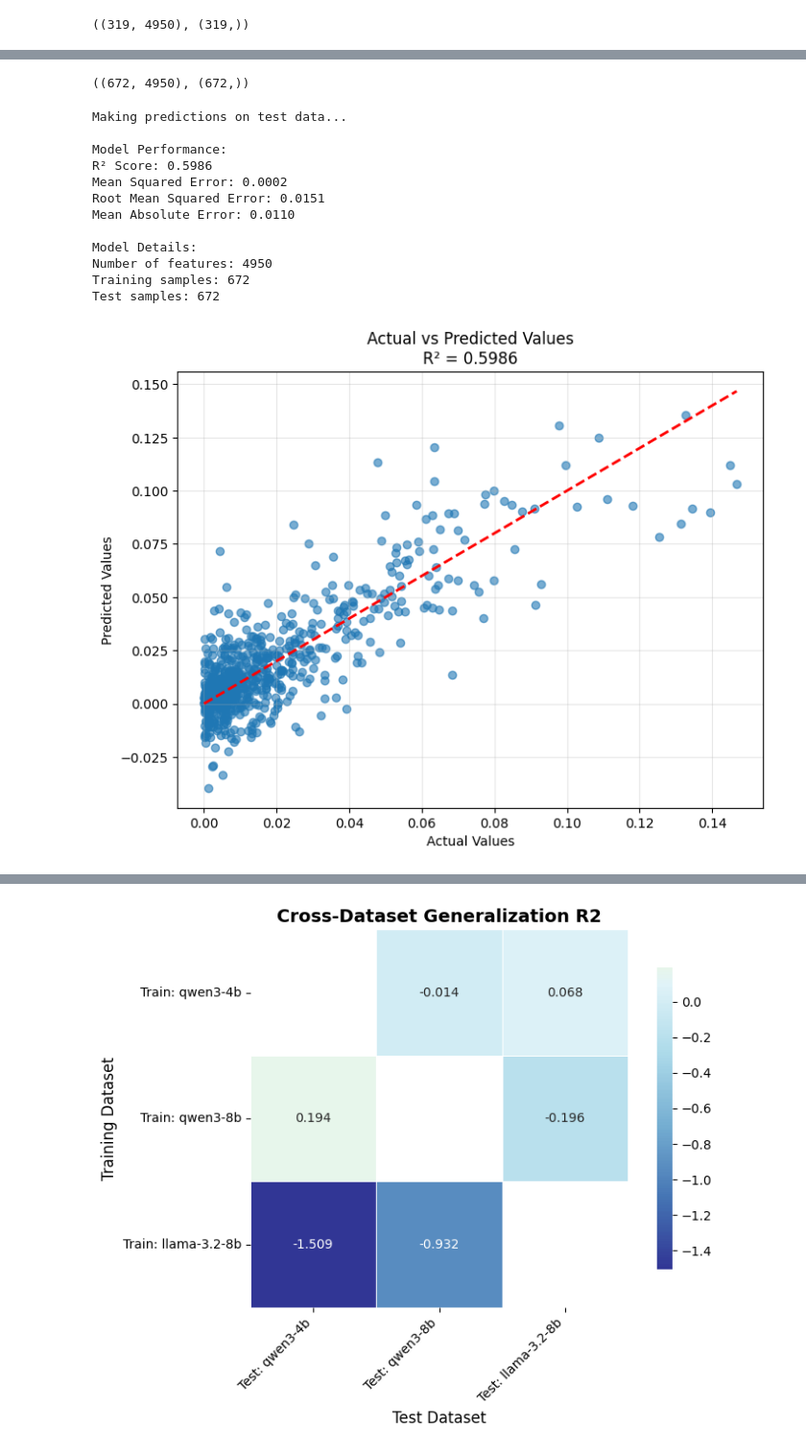
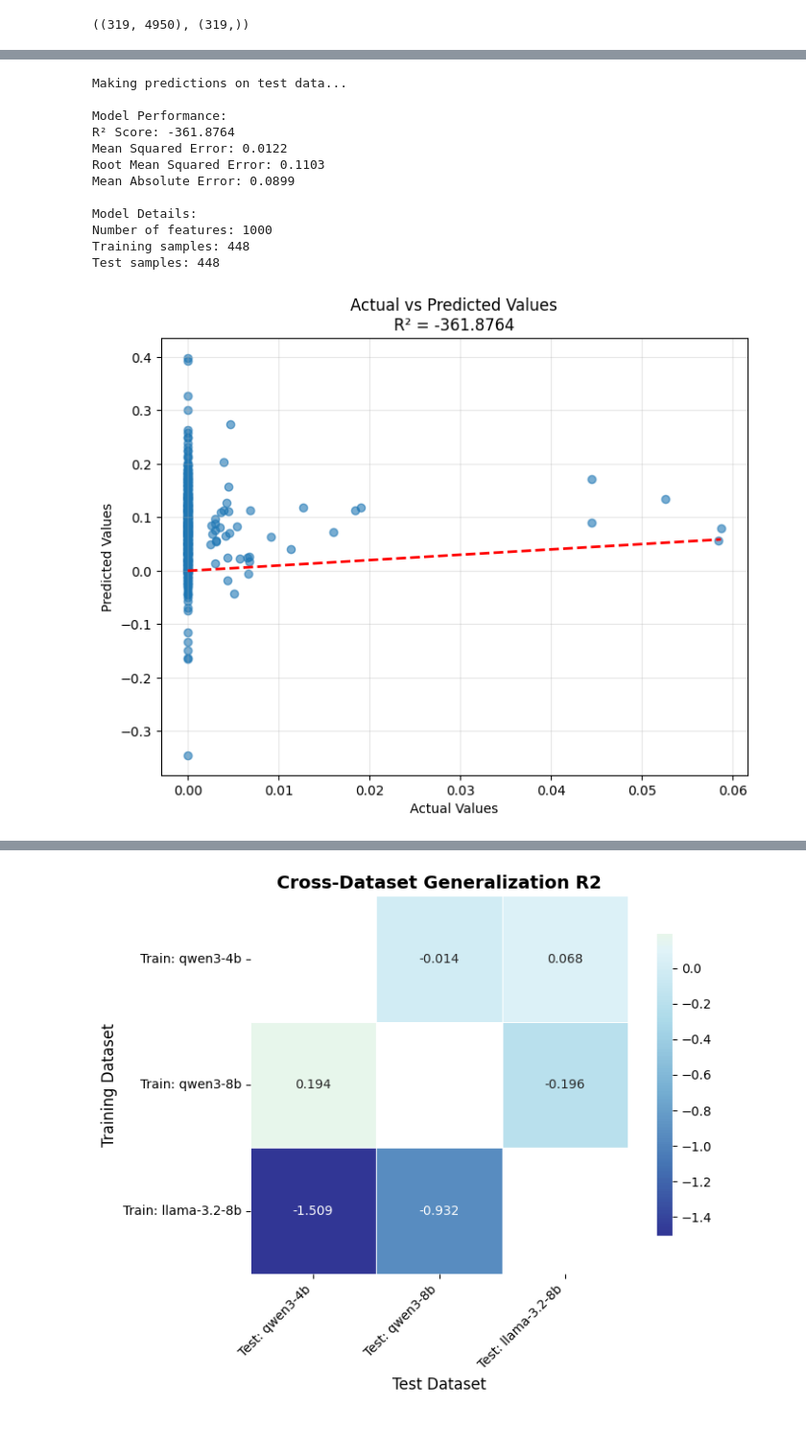
Before and after one commit to loftusa/attendome, a Jupyter notebook: MyExps.ipynb, the cells around one changed output, grey strips where cells are left out. Shown at 96% size. Saved outputs shown, nothing was run; the diff lists cells and outputs as text; code cells hidden in the pictures.

```diff
--- a/MyExps.ipynb
+++ b/MyExps.ipynb
@@ -426,0 +418,14 @@ def prepare_data_for_plotting(all_rdms, model_index, induction_dataset):
+# %%
+# model_name_list =  [
+#     # "mistral-7b",
+#     # "mistral-24b",
+#     "gpt-j-6b",
+#     "gpt-neox-20b",
+#     "llama-2-7b",
+#     "llama-2-13b"]
+model_name_list = ["gpt-j-6b", "llama-2-7b"]
+all_rdms = {}
+for model_name in model_name_list:
+    file_path = f"./results/attention_maps/rdms_{model_name}_pile-9900-150.pkl"
+    with open(file_path, 'rb') as file:
+        all_rdms[model_name] = pickle.load(file)
@@ -730,0 +853,26 @@ LinearRegression()
+# %%
+import numpy as np
+from sklearn.linear_model import LinearRegression, LogisticRegression, Ridge
+from sklearn.metrics import mean_squared_error, r2_score, mean_absolute_error
+import matplotlib.pyplot as plt
+
+X_train = all_data['llama-2-7b'][0]
+y_train = all_data['llama-2-7b'][1]
+
+# Train linear regression on 4b data
+print("Training linear regression on train data...")
+
+model = LinearRegression()
+# model = Ridge(alpha=1)
+model.fit(X_train, y_train)
+
+# model = LogisticRegression(class_weight='balanced',max_iter=1000)
+# y_train_thresholded = y_train>0.005
+# model.fit(X_train, y_train_thresholded)
+
+# bins = np.linspace(y_train.min(), y_train.max(), 10)
+# y_binned = np.digitize(y_train, bins)
+# from sklearn.utils.class_weight import compute_sample_weight
+# sample_weights = compute_sample_weight('balanced', y_binned)
+# model = LinearRegression()
+# model.fit(X_train, y_train, sample_weight=sample_weights)
@@ -736,5 +887 @@ plt.scatter(model.predict(X_train), y_train)
-# %%
-X_llama_3b.shape, y_llama_3b.shape
-# %% [output]
-((672, 4950), (672,))
 # %%
@@ -742,11 +889,12 @@ threshold = 0.1
 # %%
 # Make predictions on test data
 print("Making predictions on test data...")
-X_test = X_llama_3b
-y_test = y_llama_3b
+X_test = all_data['gpt-j-6b'][0]
+y_test = all_data['gpt-j-6b'][1]
 # X_test = X_4b
 # y_test = y_4b
 y_pred = model.predict(X_test)
+# y_pred = model.decision_function(X_test)
 
 # Calculate performance metrics
 mse = mean_squared_error(y_test, y_pred)
@@ -755,41 +903,41 @@ mae = mean_absolute_error(y_test, y_pred)
 r2 = r2_score(y_test, y_pred)
 
 # Print results
 print(f"\nModel Performance:")
 print(f"R² Score: {r2:.4f}")
 print(f"Mean Squared Error: {mse:.4f}")
 print(f"Root Mean Squared Error: {rmse:.4f}")
 print(f"Mean Absolute Error: {mae:.4f}")
 
 # Print model coefficients
 print(f"\nModel Details:")
 print(f"Number of features: {X_test.shape[1]}")
 print(f"Training samples: {X_test.shape[0]}")
 print(f"Test samples: {X_test.shape[0]}")
 
 # Optional: Plot actual vs predicted values
 plt.figure(figsize=(8, 6))
 plt.scatter(y_test, y_pred, alpha=0.6)
 plt.plot([y_test.min(), y_test.max()], [y_test.min(), y_test.max()], 'r--', lw=2)
 plt.xlabel('Actual Values')
 plt.ylabel('Predicted Values')
 plt.title(f'Actual vs Predicted Values\nR² = {r2:.4f}')
 plt.grid(True, alpha=0.3)
 plt.show()
 # %% [output]
 Making predictions on test data...
 
 Model Performance:
-R² Score: 0.5986
-Mean Squared Error: 0.0002
-Root Mean Squared Error: 0.0151
-Mean Absolute Error: 0.0110
+R² Score: -361.8764
+Mean Squared Error: 0.0122
+Root Mean Squared Error: 0.1103
+Mean Absolute Error: 0.0899
 
 Model Details:
-Number of features: 4950
-Training samples: 672
-Test samples: 672
+Number of features: 1000
+Training samples: 448
+Test samples: 448
-[figure, old version]
+[figure, new version]
 # %%
 # Binary classification evaluation (y > 0.5 = True)
 print(f"\n" + "="*50)
```
Also changed, not shown: parts of 51 cells of this notebook, 12 other files.
